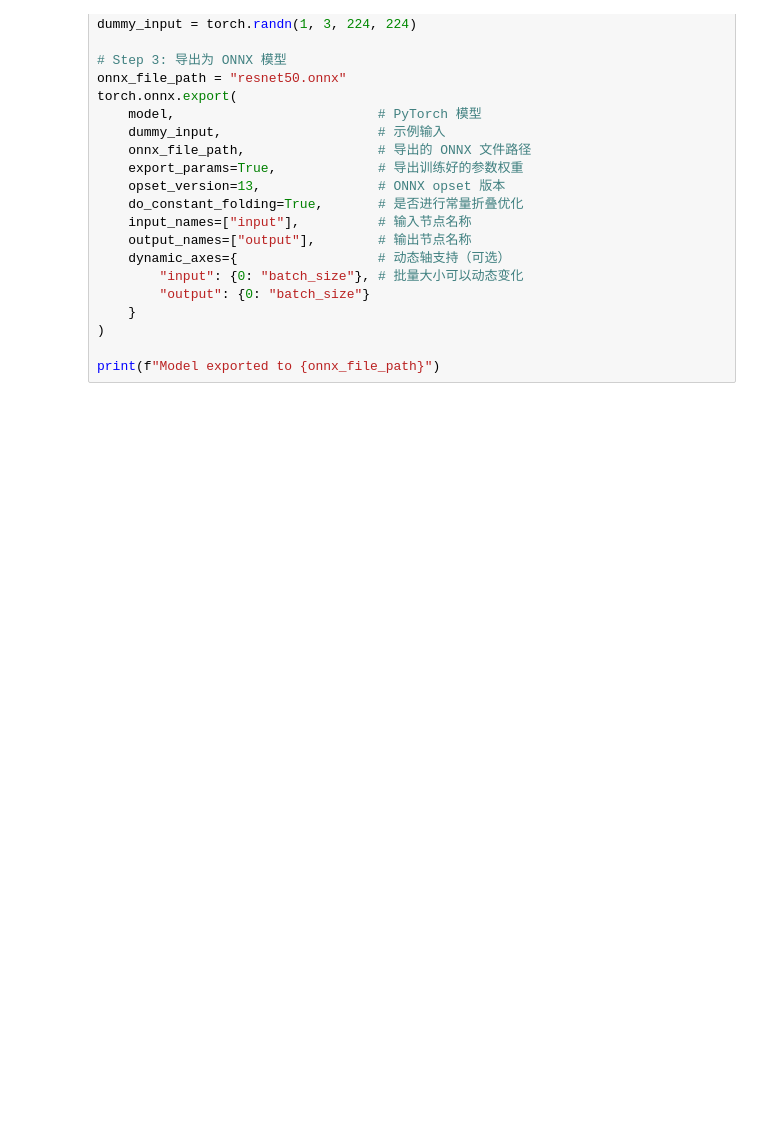
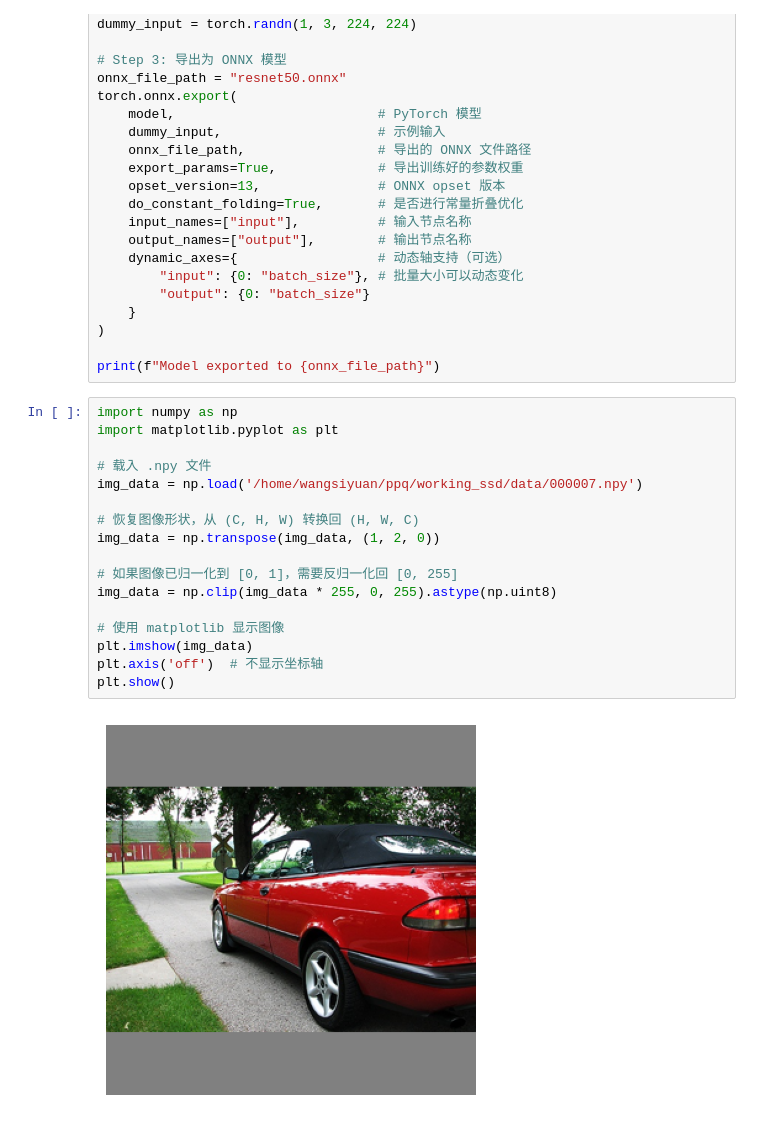
Before and after one commit to c976237222/Quantization_toolchain, a Jupyter notebook: test.ipynb, the cells around one changed output. Saved outputs shown, nothing was run; the diff lists cells and outputs as text; blank space fills up the shorter version.

```diff
--- a/test.ipynb
+++ b/test.ipynb
@@ -92,3 +40,22 @@ torch.onnx.export(
 )
 
 print(f"Model exported to {onnx_file_path}")
+# %%
+import numpy as np
+import matplotlib.pyplot as plt
+
+# 载入 .npy 文件
+img_data = np.load('/home/wangsiyuan/ppq/working_ssd/data/000007.npy')
+
+# 恢复图像形状，从 (C, H, W) 转换回 (H, W, C)
+img_data = np.transpose(img_data, (1, 2, 0))
+
+# 如果图像已归一化到 [0, 1]，需要反归一化回 [0, 255]
+img_data = np.clip(img_data * 255, 0, 255).astype(np.uint8)
+
+# 使用 matplotlib 显示图像
+plt.imshow(img_data)
+plt.axis('off')  # 不显示坐标轴
+plt.show()
+# %% [output]
+[figure, added]
```
Also changed, not shown: parts of 2 cells of this notebook, 21 other files.
